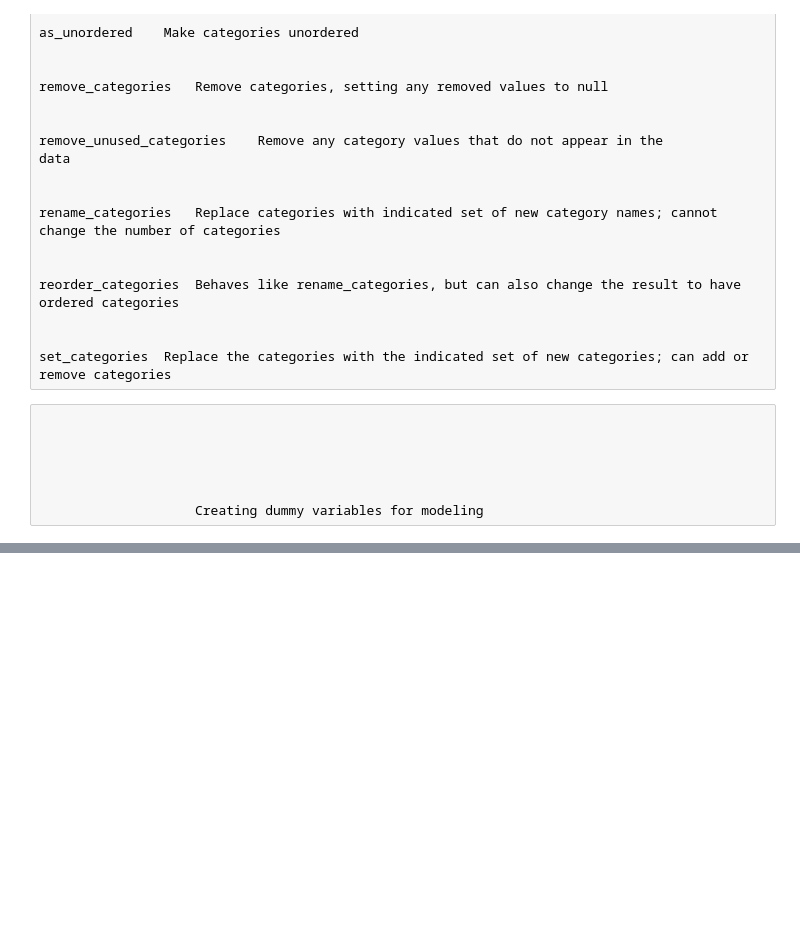
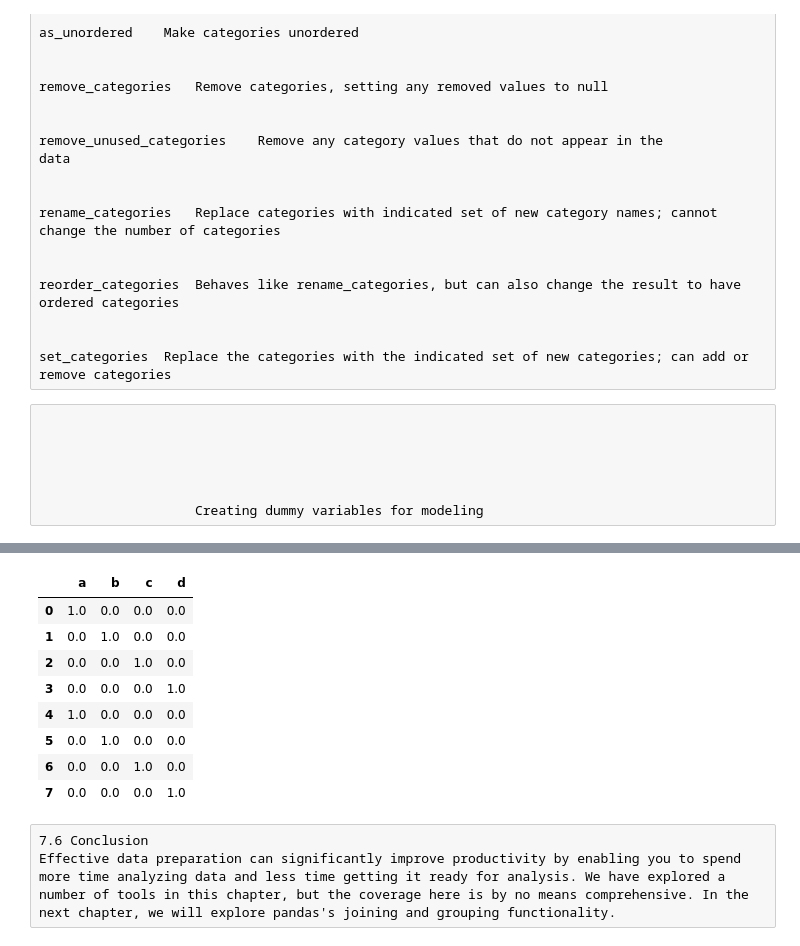
Before and after one commit to christophermccall/WesCh678, a Jupyter notebook: Chapter7WorkAlong.ipynb, the cells around one changed output, grey strips where cells are left out. Drawn from its saved outputs; the diff is of its cells as text; code cells hidden in the pictures; blank space fills up the shorter version.

```diff
--- a/Chapter7WorkAlong.ipynb
+++ b/Chapter7WorkAlong.ipynb
@@ -1959,0 +1958,15 @@ SyntaxError: invalid decimal literal (2185497853.py, line 1)
+# %%
+pd.get_dummies(cat_s, dtype=float)
+# %% [output]
+|  | a | b | c | d |
+| 0 | 1.0 | 0.0 | 0.0 | 0.0 |
+| 1 | 0.0 | 1.0 | 0.0 | 0.0 |
+| 2 | 0.0 | 0.0 | 1.0 | 0.0 |
+| 3 | 0.0 | 0.0 | 0.0 | 1.0 |
+| 4 | 1.0 | 0.0 | 0.0 | 0.0 |
+| 5 | 0.0 | 1.0 | 0.0 | 0.0 |
+| 6 | 0.0 | 0.0 | 1.0 | 0.0 |
+| 7 | 0.0 | 0.0 | 0.0 | 1.0 |
+# %% [raw]
+7.6 Conclusion
+Effective data preparation can significantly improve productivity by enabling you to spend more time analyzing data and less time getting it ready for analysis. We have explored a number of tools in this chapter, but the coverage here is by no means comprehensive. In the next chapter, we will explore pandas's joining and grouping functionality.
```
Also changed, not shown: parts of 2 cells of this notebook, 1 other file.
